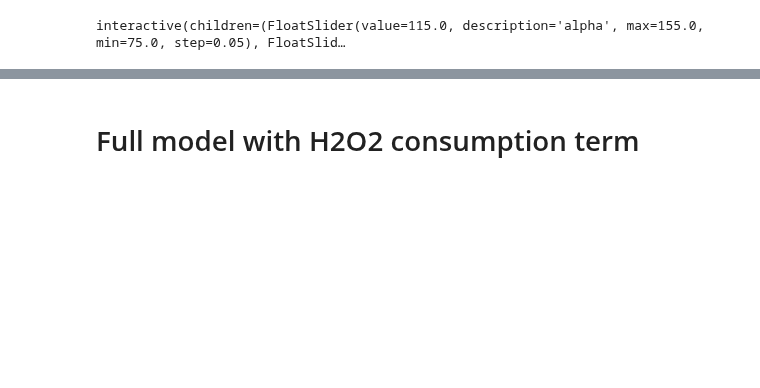
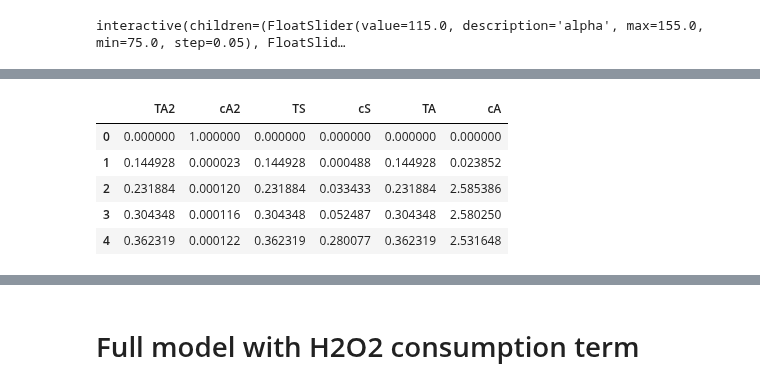
Before and after one commit to Zhiheng419/Chemical_Oscillation_Model, a Jupyter notebook: delayed_model_NatChem_fig1.ipynb, the cells around one changed output, grey strips where cells are left out. Saved outputs shown, nothing was run; the diff lists cells and outputs as text; code cells hidden in the pictures; blank space fills up the shorter version.

```diff
--- a/delayed_model_NatChem_fig1.ipynb
+++ b/delayed_model_NatChem_fig1.ipynb
@@ -57,4 +61,13 @@ df_figS3_NatChem_MH['cS'] /= CMC_3a
 
 for s in ['TA2', 'TS', 'TA']:
     df_figS3_NatChem_MH[s] /= tau
+# %%
+df_figS3_NatChem_MH.head()
+# %% [output]
+|  | TA2 | cA2 | TS | cS | TA | cA |
+| 0 | 0.000000 | 1.000000 | 0.000000 | 0.000000 | 0.000000 | 0.000000 |
+| 1 | 0.144928 | 0.000023 | 0.144928 | 0.000488 | 0.144928 | 0.023852 |
+| 2 | 0.231884 | 0.000120 | 0.231884 | 0.033433 | 0.231884 | 2.585386 |
+| 3 | 0.304348 | 0.000116 | 0.304348 | 0.052487 | 0.304348 | 2.580250 |
+| 4 | 0.362319 | 0.000122 | 0.362319 | 0.280077 | 0.362319 | 2.531648 |
 # %%
```
Also changed, not shown: parts of 9 cells of this notebook, 6 other files.
